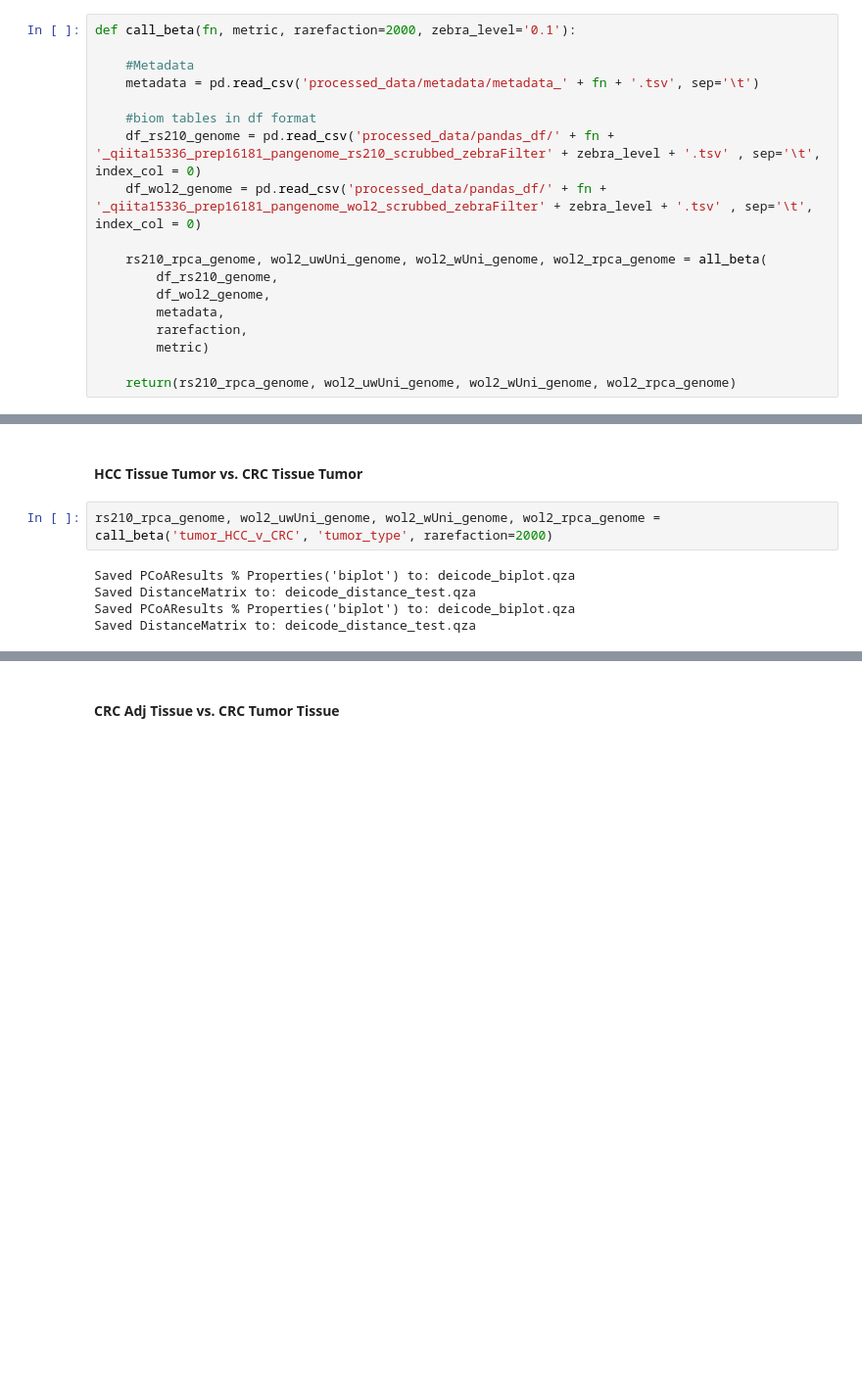
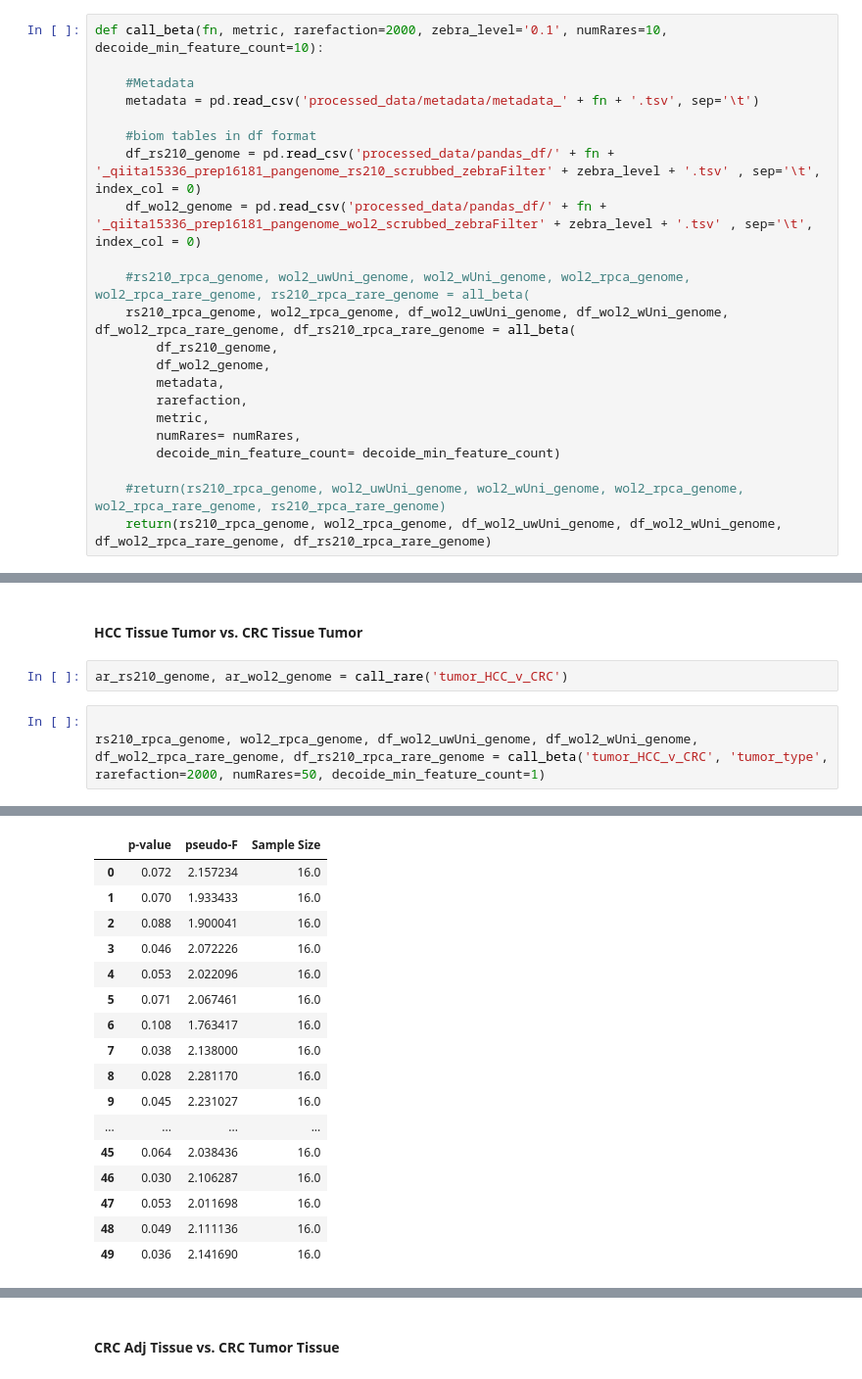
Before and after one commit to cguccione/HCC-microbialDNA, a Jupyter notebook: 4_BetaDiversitySummary.ipynb, the cells around one changed output, grey strips where cells are left out. Shown at 98% size. Saved outputs shown, nothing was run; the diff lists cells and outputs as text; blank space fills up the shorter version.

```diff
--- a/4_BetaDiversitySummary.ipynb
+++ b/4_BetaDiversitySummary.ipynb
@@ -217,5 +20,5 @@ def all_beta(table_genome_rs210, table_genome_wol2, meta, rarefaction, metric, p
 # %%
-def call_beta(fn, metric, rarefaction=2000, zebra_level='0.1'):
+def call_beta(fn, metric, rarefaction=2000, zebra_level='0.1', numRares=10, decoide_min_feature_count=10):
 
     #Metadata
     metadata = pd.read_csv('processed_data/metadata/metadata_' + fn + '.tsv', sep='\t')
@@ -224,11 +27,15 @@ def call_beta(fn, metric, rarefaction=2000, zebra_level='0.1'):
     df_rs210_genome = pd.read_csv('processed_data/pandas_df/' + fn + '_qiita15336_prep16181_pangenome_rs210_scrubbed_zebraFilter' + zebra_level + '.tsv' , sep='\t', index_col = 0)
     df_wol2_genome = pd.read_csv('processed_data/pandas_df/' + fn + '_qiita15336_prep16181_pangenome_wol2_scrubbed_zebraFilter' + zebra_level + '.tsv' , sep='\t', index_col = 0)
 
-    rs210_rpca_genome, wol2_uwUni_genome, wol2_wUni_genome, wol2_rpca_genome = all_beta(
+    #rs210_rpca_genome, wol2_uwUni_genome, wol2_wUni_genome, wol2_rpca_genome, wol2_rpca_rare_genome, rs210_rpca_rare_genome = all_beta(
+    rs210_rpca_genome, wol2_rpca_genome, df_wol2_uwUni_genome, df_wol2_wUni_genome, df_wol2_rpca_rare_genome, df_rs210_rpca_rare_genome = all_beta(
         df_rs210_genome,
         df_wol2_genome,
         metadata,
         rarefaction,
-        metric)
+        metric,
+        numRares= numRares,
+        decoide_min_feature_count= decoide_min_feature_count)
 
-    return(rs210_rpca_genome, wol2_uwUni_genome, wol2_wUni_genome, wol2_rpca_genome)
+    #return(rs210_rpca_genome, wol2_uwUni_genome, wol2_wUni_genome, wol2_rpca_genome, wol2_rpca_rare_genome, rs210_rpca_rare_genome)
+    return(rs210_rpca_genome, wol2_rpca_genome, df_wol2_uwUni_genome, df_wol2_wUni_genome, df_wol2_rpca_rare_genome, df_rs210_rpca_rare_genome)
@@ -239,10 +70,9 @@ def call_beta(fn, metric, rarefaction=2000, zebra_level='0.1'):
 Note: alpha rarefaction was estimated using this Qiita analysis https://qiita.ucsd.edu/analysis/description/60472/
 # %% [markdown]
 #### HCC Tissue Tumor vs. CRC Tissue Tumor
-# %%
-rs210_rpca_genome, wol2_uwUni_genome, wol2_wUni_genome, wol2_rpca_genome = call_beta('tumor_HCC_v_CRC', 'tumor_type', rarefaction=2000)
-# %% [output]
-Saved PCoAResults % Properties('biplot') to: deicode_biplot.qza
-Saved DistanceMatrix to: deicode_distance_test.qza
-Saved PCoAResults % Properties('biplot') to: deicode_biplot.qza
-Saved DistanceMatrix to: deicode_distance_test.qza
+# %%
+ar_rs210_genome, ar_wol2_genome = call_rare('tumor_HCC_v_CRC')
+# %%
+
+rs210_rpca_genome, wol2_rpca_genome, df_wol2_uwUni_genome, df_wol2_wUni_genome, df_wol2_rpca_rare_genome, df_rs210_rpca_rare_genome = call_beta('tumor_HCC_v_CRC', 'tumor_type', rarefaction=2000, numRares=50, decoide_min_feature_count=1)
+# %% [output]
@@ -248,0 +96,17 @@ Saved DistanceMatrix to: deicode_distance_test.qza
+|  | p-value | pseudo-F | Sample Size |
+| 0 | 0.072 | 2.157234 | 16.0 |
+| 1 | 0.070 | 1.933433 | 16.0 |
+| 2 | 0.088 | 1.900041 | 16.0 |
+| 3 | 0.046 | 2.072226 | 16.0 |
+| 4 | 0.053 | 2.022096 | 16.0 |
+| 5 | 0.071 | 2.067461 | 16.0 |
+| 6 | 0.108 | 1.763417 | 16.0 |
+| 7 | 0.038 | 2.138000 | 16.0 |
+| 8 | 0.028 | 2.281170 | 16.0 |
+| 9 | 0.045 | 2.231027 | 16.0 |
+| ... | ... | ... | ... |
+| 45 | 0.064 | 2.038436 | 16.0 |
+| 46 | 0.030 | 2.106287 | 16.0 |
+| 47 | 0.053 | 2.011698 | 16.0 |
+| 48 | 0.049 | 2.111136 | 16.0 |
+| 49 | 0.036 | 2.141690 | 16.0 |
```
Also changed, not shown: parts of 21 cells of this notebook, 26 other files.
